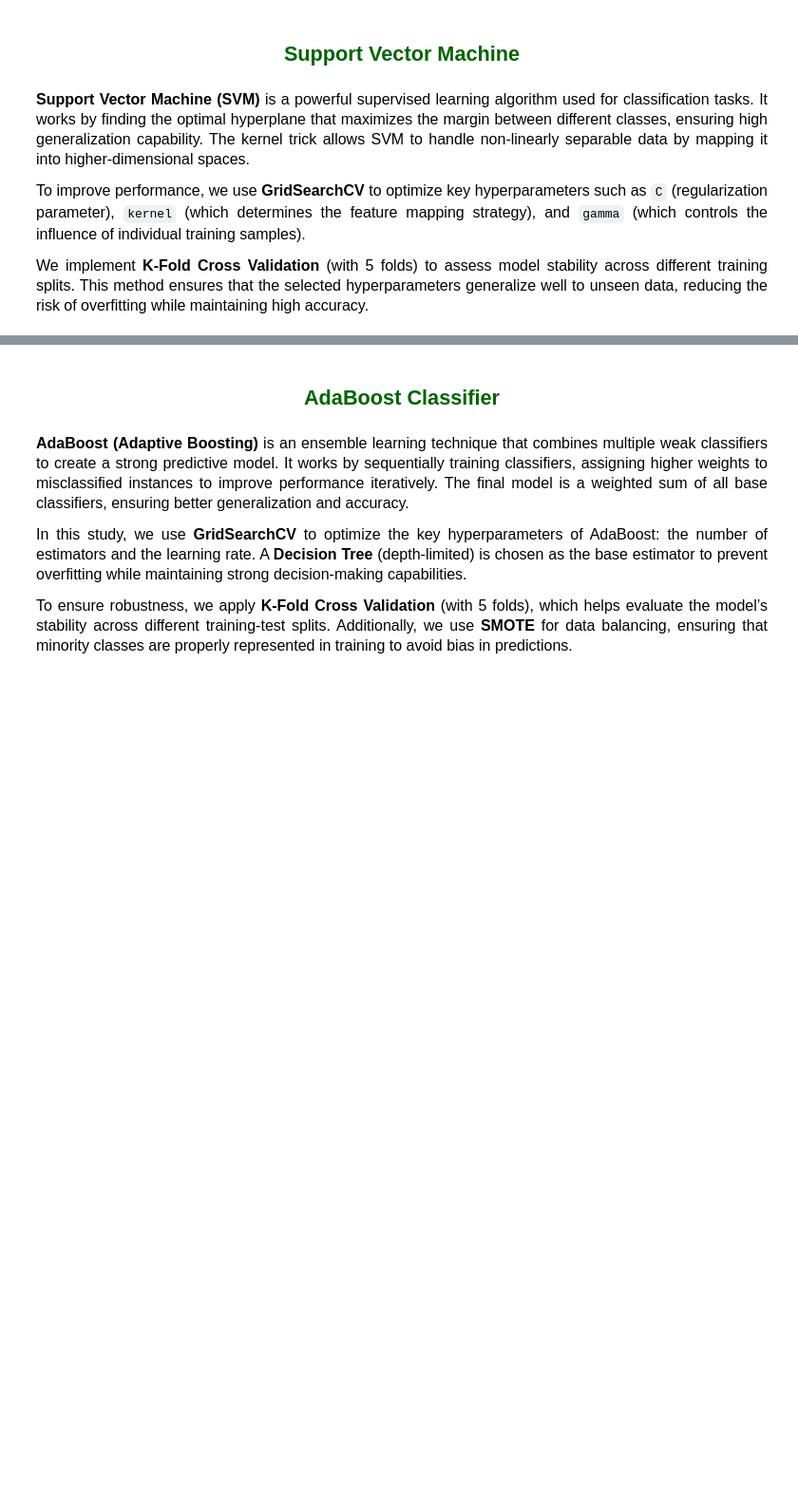
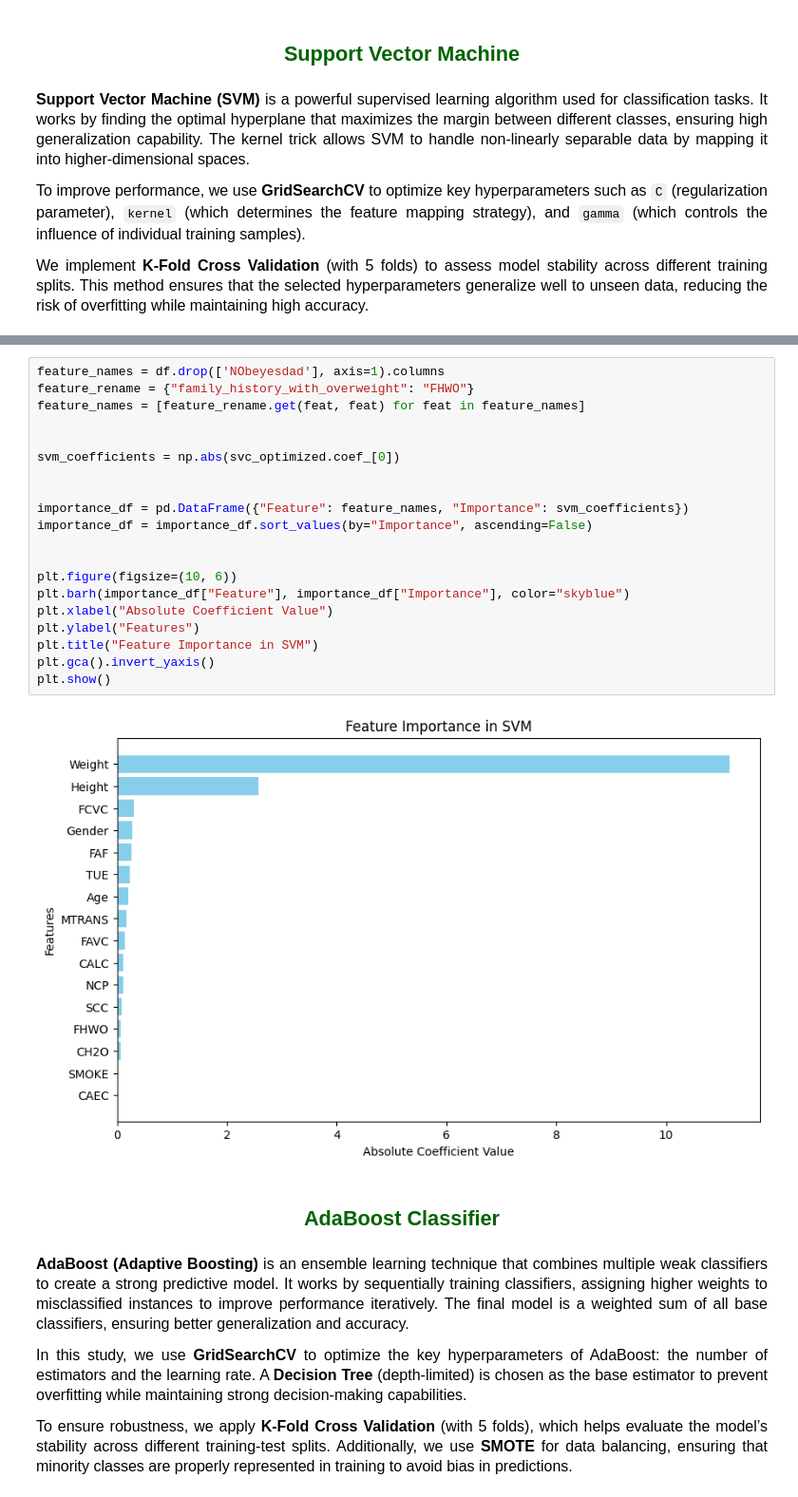
Before and after one commit to arashabe/ML_Obesity_Estimation, a Jupyter notebook: Obesity_MachineLearning.ipynb, the cells around one changed output, grey strips where cells are left out. Shown at 95% size. Drawn from its saved outputs; the diff is of its cells as text; blank space fills up the shorter version.

Commit message:
Added feature importance analysis

```diff
--- a/Obesity_MachineLearning.ipynb
+++ b/Obesity_MachineLearning.ipynb
@@ -1013,6 +1013,28 @@ Confusion Matrix    : [[72  2  0  0  0  0  0]
     accuracy                           0.97       522
    macro avg       0.96      0.97      0.96       522
 weighted avg       0.97      0.97      0.97       522
+# %%
+feature_names = df.drop(['NObeyesdad'], axis=1).columns
+feature_rename = {"family_history_with_overweight": "FHWO"}
+feature_names = [feature_rename.get(feat, feat) for feat in feature_names]
+
+
+svm_coefficients = np.abs(svc_optimized.coef_[0])
+
+
+importance_df = pd.DataFrame({"Feature": feature_names, "Importance": svm_coefficients})
+importance_df = importance_df.sort_values(by="Importance", ascending=False)
+
+
+plt.figure(figsize=(10, 6))
+plt.barh(importance_df["Feature"], importance_df["Importance"], color="skyblue")
+plt.xlabel("Absolute Coefficient Value")
+plt.ylabel("Features")
+plt.title("Feature Importance in SVM")
+plt.gca().invert_yaxis()
+plt.show()
+# %% [output]
+[figure, added]
 # %% [markdown]
 <h2 style="color: darkgreen; text-align: center;">AdaBoost Classifier</h2>
 # %% [markdown]
```
Also changed, not shown: parts of 3 cells of this notebook.
